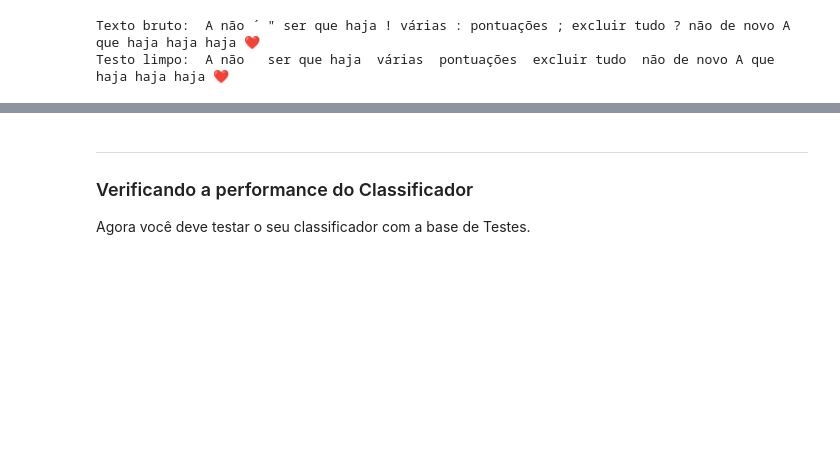
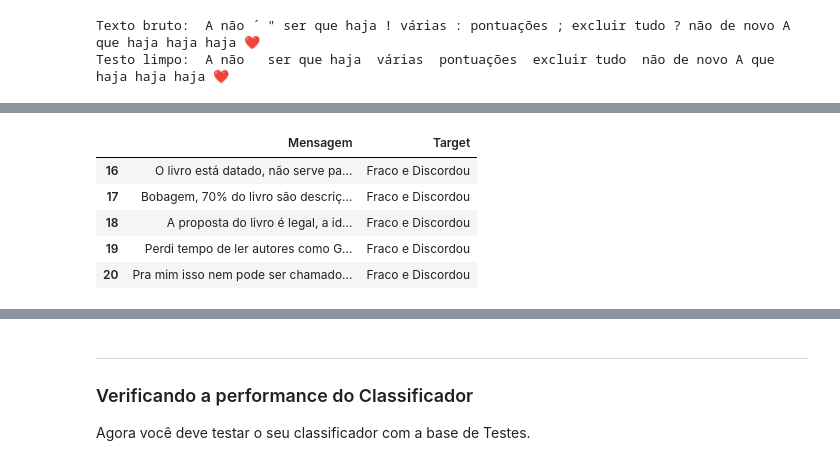
Before and after one commit to MaluSevilha/Naive_Bayes, a Jupyter notebook: Projeto_1.ipynb, the cells around one changed output, grey strips where cells are left out. Cells and saved outputs as stored; diff of their text form; code cells hidden in the pictures; blank space fills up the shorter version.

```diff
--- a/Projeto_1.ipynb
+++ b/Projeto_1.ipynb
@@ -92,0 +108,10 @@ entrega = train.loc[filtro_entrega, :]
+# %%
+# Conferindo o discordou
+discordou.head(5)
+# %% [output]
+|  | Mensagem | Target |
+| 16 | O livro está datado, não serve pa... | Fraco e Discordou |
+| 17 | Bobagem, 70% do livro são descriç... | Fraco e Discordou |
+| 18 | A proposta do livro é legal, a id... | Fraco e Discordou |
+| 19 | Perdi tempo de ler autores como G... | Fraco e Discordou |
+| 20 | Pra mim isso nem pode ser chamado... | Fraco e Discordou |
```
Also changed, not shown: parts of 41 cells of this notebook.
